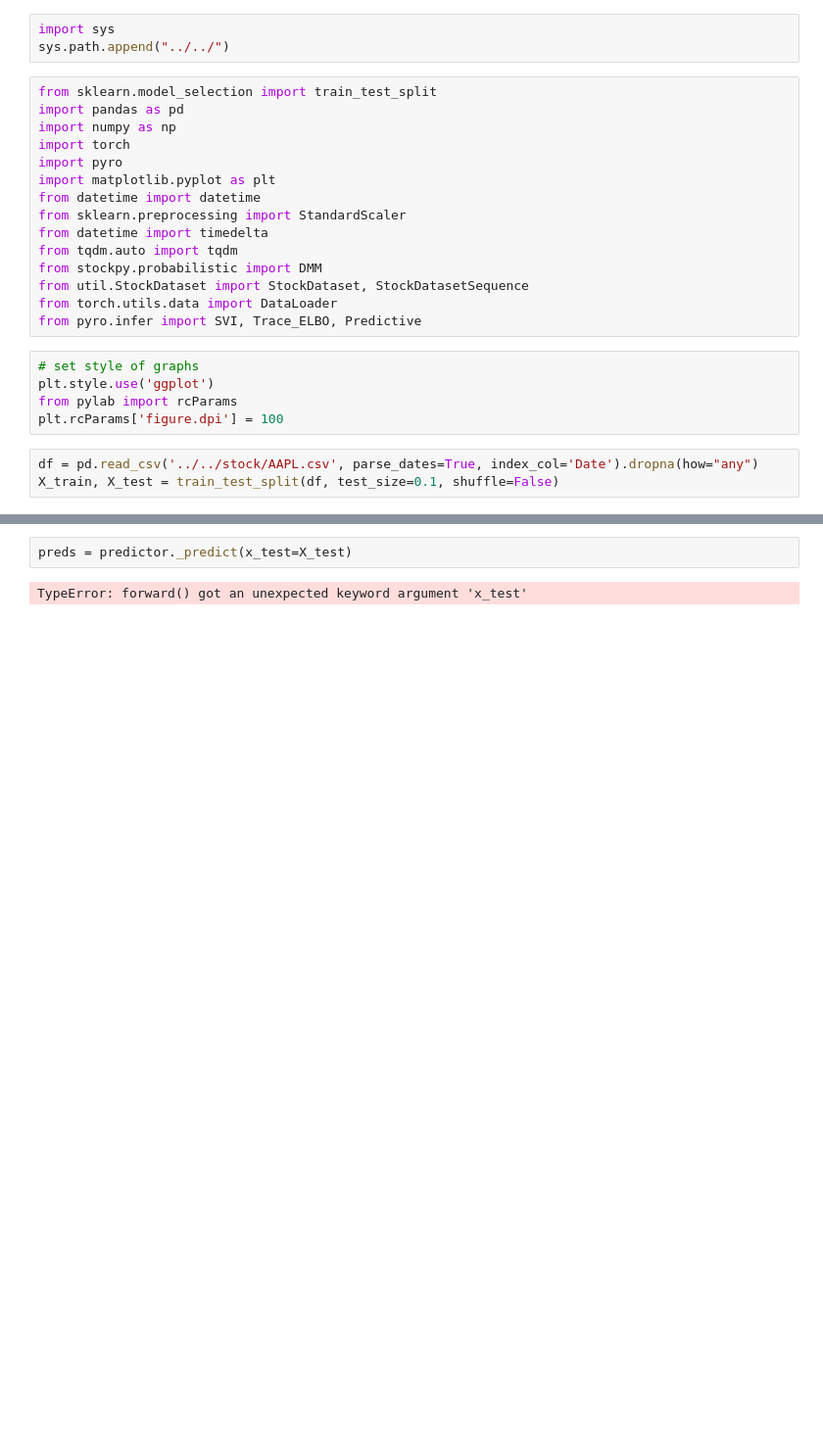
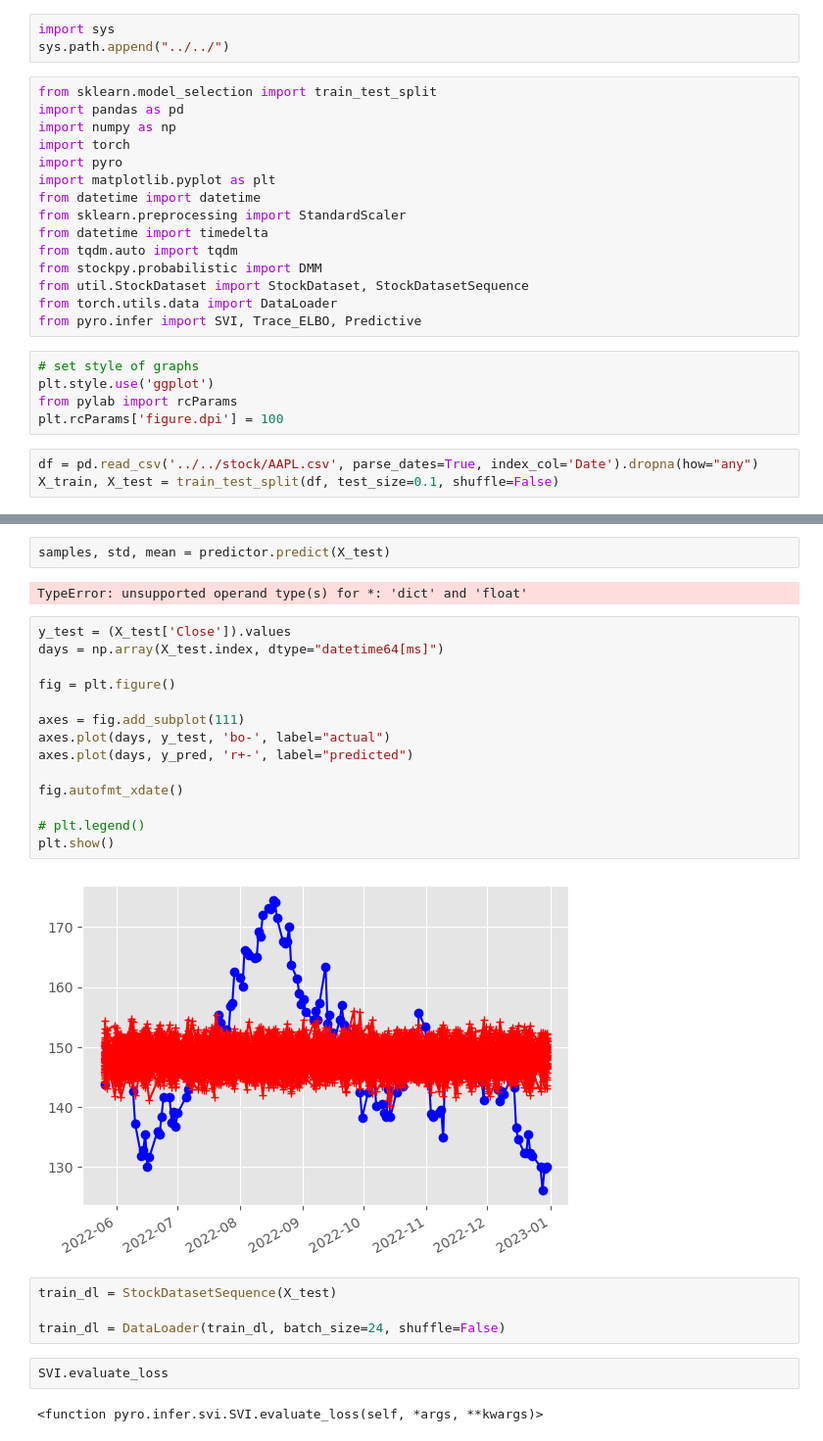
Before and after one commit to SilvioBaratto/stockpy, a Jupyter notebook: stockpy/probabilistic/debug_dmm.ipynb, the cells around one changed output, grey strips where cells are left out. Shown: that part at 98% size. Cells and saved outputs as stored; diff of their text form; blank space fills up the shorter version.

```diff
--- a/stockpy/probabilistic/debug_dmm.ipynb
+++ b/stockpy/probabilistic/debug_dmm.ipynb
@@ -30,4 +43,28 @@ predictor.fit(X_train, batch_size=24, epochs=2)
-# %%
-preds = predictor._predict(x_test=X_test)
-# %% [output]
-TypeError: forward() got an unexpected keyword argument 'x_test'
+# %%
+samples, std, mean = predictor.predict(X_test)
+# %% [output]
+TypeError: unsupported operand type(s) for *: 'dict' and 'float'
+# %%
+y_test = (X_test['Close']).values
+days = np.array(X_test.index, dtype="datetime64[ms]")
+
+fig = plt.figure()
+
+axes = fig.add_subplot(111)
+axes.plot(days, y_test, 'bo-', label="actual")
+axes.plot(days, y_pred, 'r+-', label="predicted")
+
+fig.autofmt_xdate()
+
+# plt.legend()
+plt.show()
+# %% [output]
+[figure, added]
+# %%
+train_dl = StockDatasetSequence(X_test)
+
+train_dl = DataLoader(train_dl, batch_size=24, shuffle=False)
+# %%
+SVI.evaluate_loss
+# %% [output]
+<function pyro.infer.svi.SVI.evaluate_loss(self, *args, **kwargs)>
```
Also changed, not shown: parts of 1 cell of this notebook, 9 other files.
